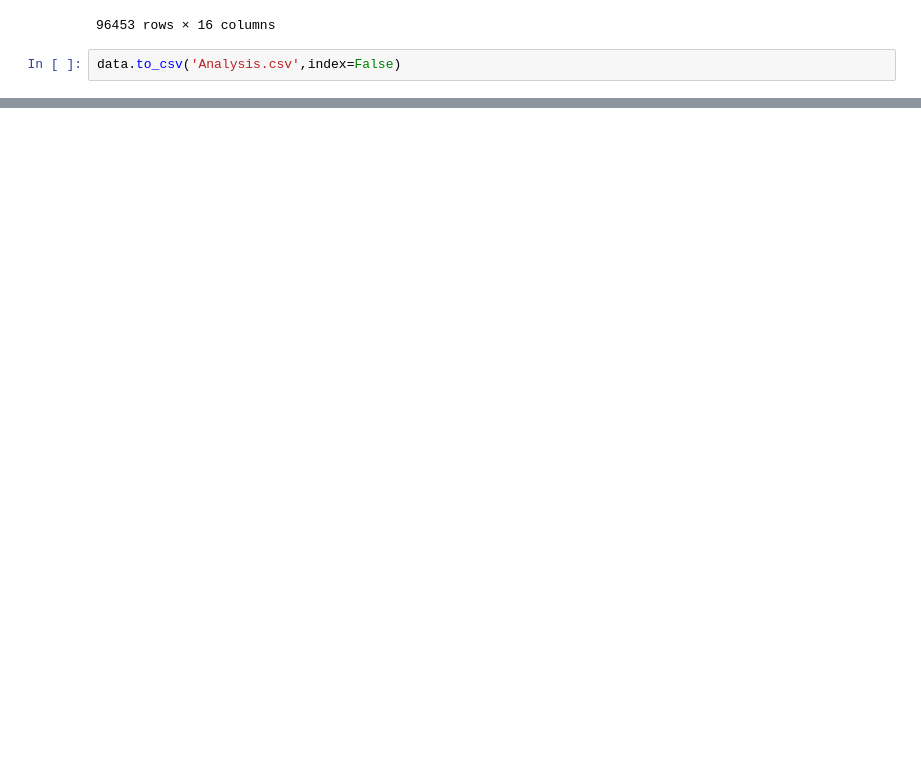
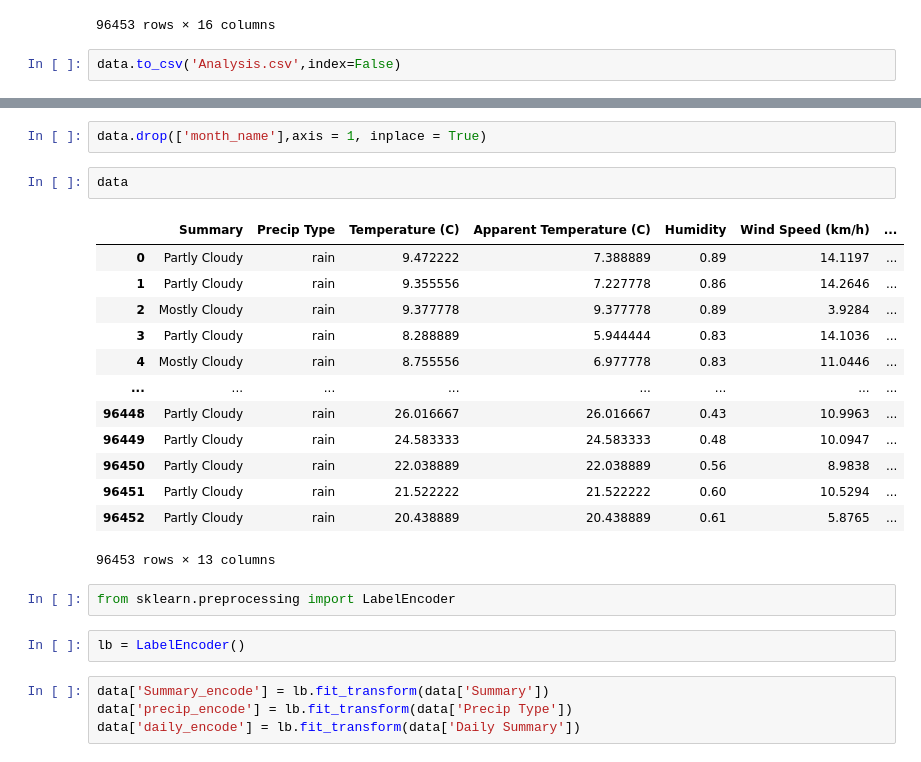
Before and after one commit to singhrau0/Wheather-Prediction-march-batch, a Jupyter notebook: Cleaning and Preprocessing/clean.ipynb, the cells around one changed output, grey strips where cells are left out. Saved outputs shown, nothing was run; the diff lists cells and outputs as text; blank space fills up the shorter version.

```diff
--- a/Cleaning and Preprocessing/clean.ipynb
+++ b/Cleaning and Preprocessing/clean.ipynb
@@ -285,0 +317,26 @@ data.to_csv('Analysis.csv',index=False)
+# %%
+data.drop(['month_name'],axis = 1, inplace = True)
+# %%
+data
+# %% [output]
+|  | Summary | Precip Type | Temperature (C) | Apparent Temperature (C) | Humidity | Wind Speed (km/h) | ... |
+| 0 | Partly Cloudy | rain | 9.472222 | 7.388889 | 0.89 | 14.1197 | ... |
+| 1 | Partly Cloudy | rain | 9.355556 | 7.227778 | 0.86 | 14.2646 | ... |
+| 2 | Mostly Cloudy | rain | 9.377778 | 9.377778 | 0.89 | 3.9284 | ... |
+| 3 | Partly Cloudy | rain | 8.288889 | 5.944444 | 0.83 | 14.1036 | ... |
+| 4 | Mostly Cloudy | rain | 8.755556 | 6.977778 | 0.83 | 11.0446 | ... |
+| ... | ... | ... | ... | ... | ... | ... | ... |
+| 96448 | Partly Cloudy | rain | 26.016667 | 26.016667 | 0.43 | 10.9963 | ... |
+| 96449 | Partly Cloudy | rain | 24.583333 | 24.583333 | 0.48 | 10.0947 | ... |
+| 96450 | Partly Cloudy | rain | 22.038889 | 22.038889 | 0.56 | 8.9838 | ... |
+| 96451 | Partly Cloudy | rain | 21.522222 | 21.522222 | 0.60 | 10.5294 | ... |
+| 96452 | Partly Cloudy | rain | 20.438889 | 20.438889 | 0.61 | 5.8765 | ... |
+96453 rows × 13 columns
+# %%
+from sklearn.preprocessing import LabelEncoder
+# %%
+lb = LabelEncoder()
+# %%
+data['Summary_encode'] = lb.fit_transform(data['Summary'])
+data['precip_encode'] = lb.fit_transform(data['Precip Type'])
+data['daily_encode'] = lb.fit_transform(data['Daily Summary'])
```
Also changed, not shown: parts of 4 cells of this notebook, 1 other file.
